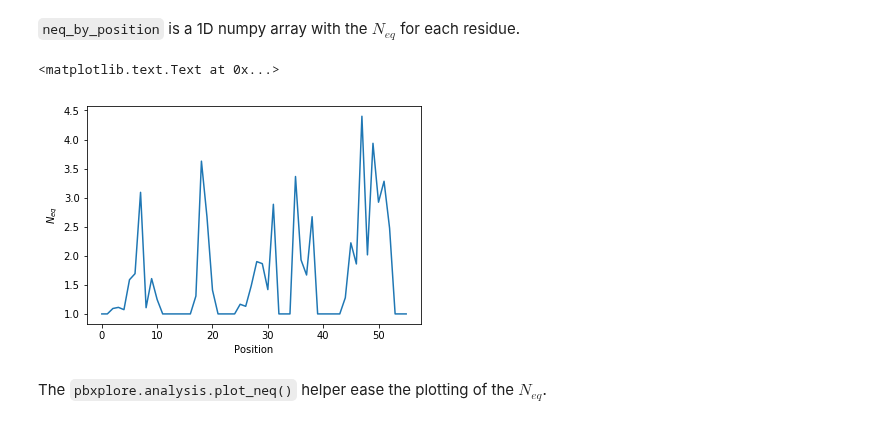
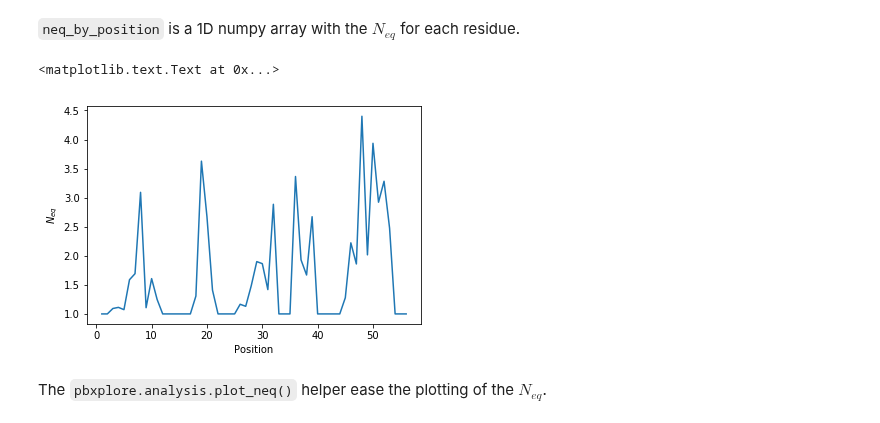
Before and after one commit to pierrepo/PBxplore, a Jupyter notebook: doc/source/notebooks/Deformability.ipynb, the cells around one changed output. Drawn from its saved outputs; the diff is of its cells as text; code cells hidden in the pictures.

Commit message:
Small update on the RMSF/Neq plot

```diff
--- a/doc/source/notebooks/Deformability.ipynb
+++ b/doc/source/notebooks/Deformability.ipynb
@@ -108,12 +108,15 @@ neq_by_position = pbx.analysis.compute_neq(count_matrix)
 # %% [markdown]
 ``neq_by_position`` is a 1D numpy array with the $N_{eq}$ for each residue.
 # %%
-plt.plot(neq_by_position)
+#Residus start by default at 1.
+resids = np.arange(1,len(neq_by_position)+1)
+
+plt.plot(resids, neq_by_position)
 plt.xlabel('Position')
 plt.ylabel('$N_{eq}$')
 # %% [output]
 <matplotlib.text.Text at 0x...>
-[figure, old version]
+[figure, new version]
 # %% [markdown]
 The `pbxplore.analysis.plot_neq()` helper ease the plotting of the $N_{eq}$.
 # %%
```
Also changed, not shown: parts of 4 cells of this notebook.
